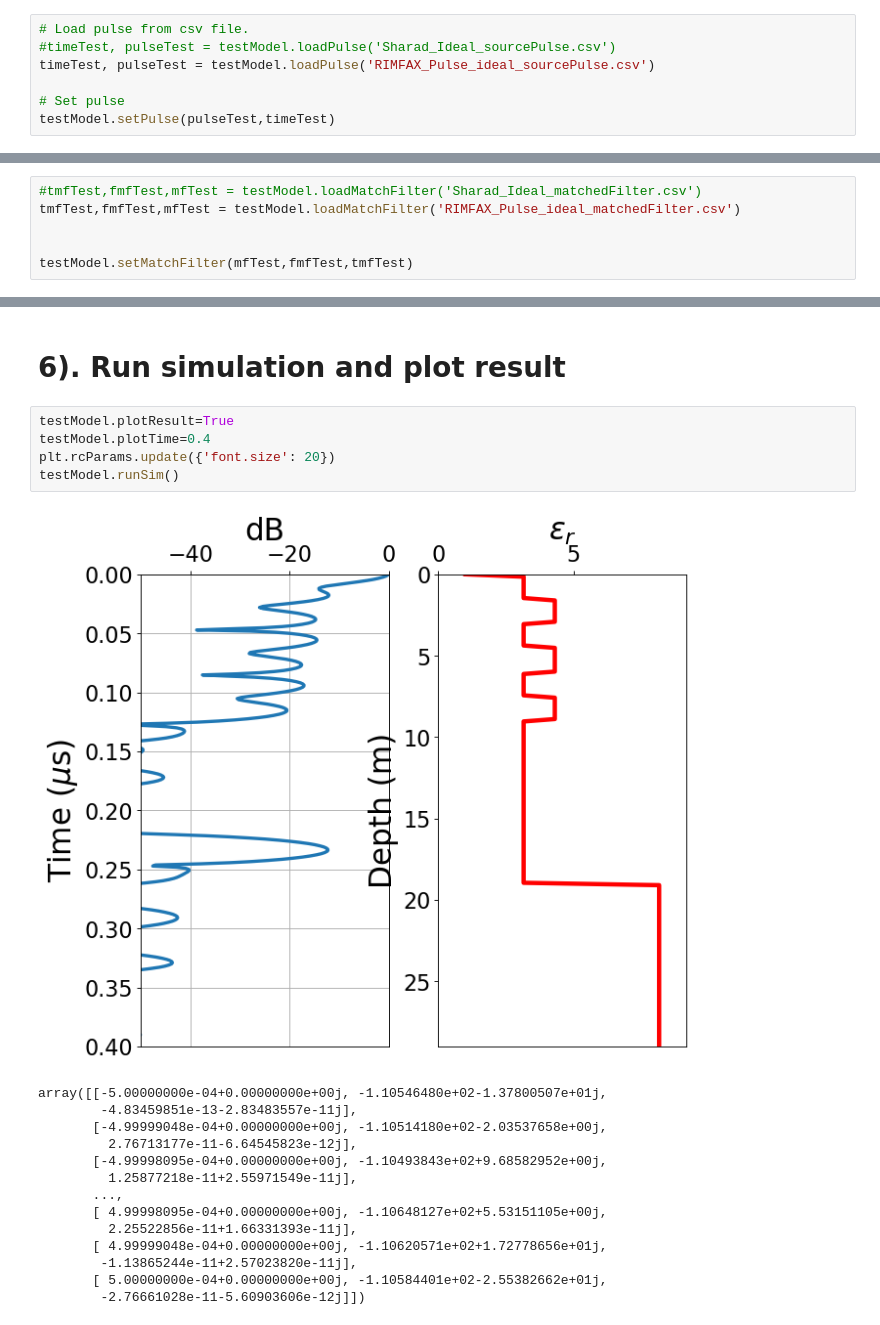
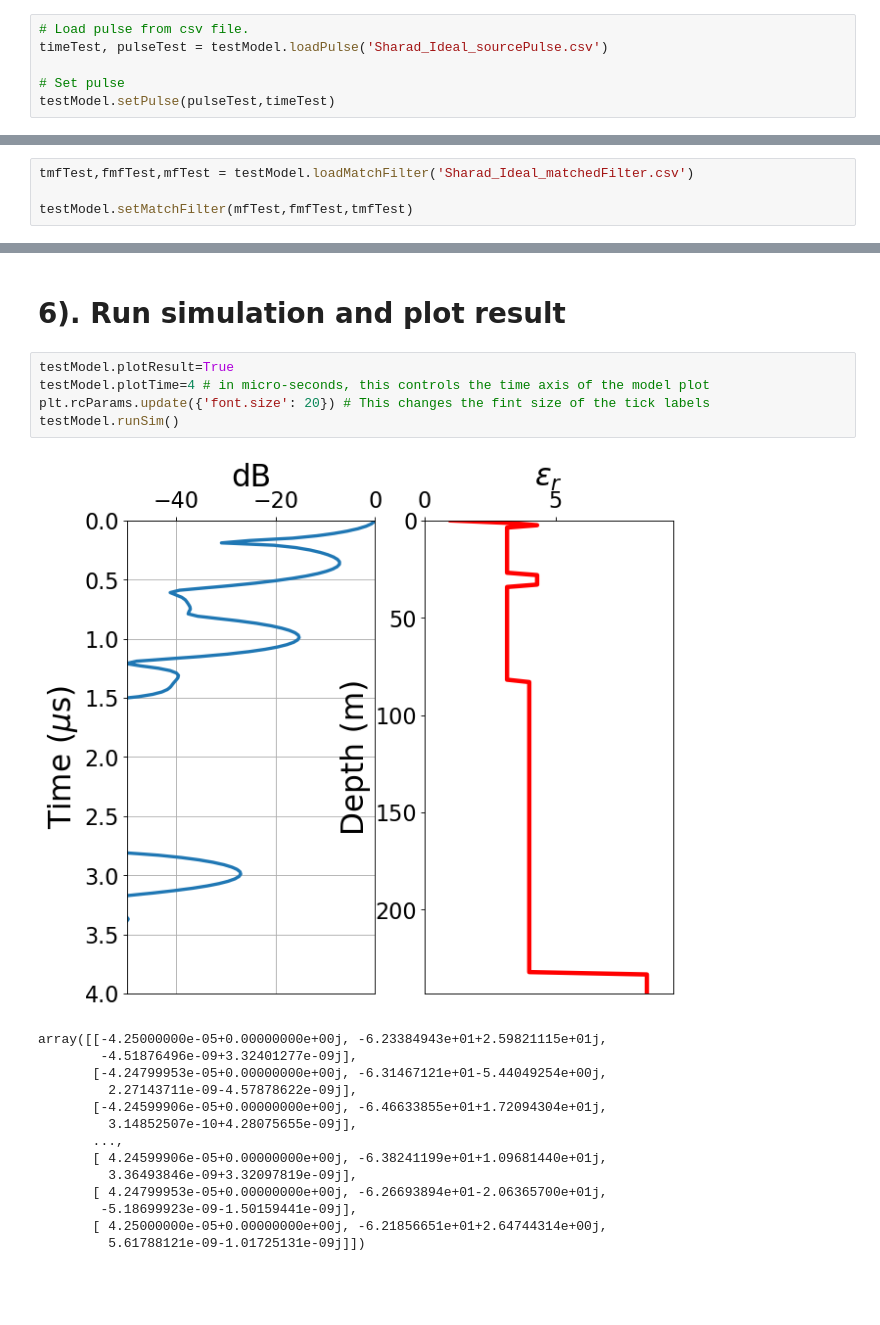
Before and after one commit to SamuelCourville/RadSPy, a Jupyter notebook: demo.ipynb, the cells around one changed output, grey strips where cells are left out. Cells and saved outputs as stored; diff of their text form; blank space fills up the shorter version.

```diff
--- a/demo.ipynb
+++ b/demo.ipynb
@@ -30,17 +30,14 @@ testModel.setModel(H,thicknesses,eps,lossOrCond,useConductivity)
 # 3). Set the radar pulse
 # %%
 # Load pulse from csv file.
-#timeTest, pulseTest = testModel.loadPulse('Sharad_Ideal_sourcePulse.csv')
-timeTest, pulseTest = testModel.loadPulse('RIMFAX_Pulse_ideal_sourcePulse.csv')
+timeTest, pulseTest = testModel.loadPulse('Sharad_Ideal_sourcePulse.csv')
 
 # Set pulse
 testModel.setPulse(pulseTest,timeTest)
 # %% [markdown]
 # 4). Set the radar matched filter
 # %%
-#tmfTest,fmfTest,mfTest = testModel.loadMatchFilter('Sharad_Ideal_matchedFilter.csv')
-tmfTest,fmfTest,mfTest = testModel.loadMatchFilter('RIMFAX_Pulse_ideal_matchedFilter.csv')
-
+tmfTest,fmfTest,mfTest = testModel.loadMatchFilter('Sharad_Ideal_matchedFilter.csv')
 
 testModel.setMatchFilter(mfTest,fmfTest,tmfTest)
 # %% [markdown]
@@ -51,21 +52,21 @@ testModel.setWindowParam(6,150*10**6,300*10**6)
 # 6). Run simulation and plot result
 # %%
 testModel.plotResult=True
-testModel.plotTime=0.4
-plt.rcParams.update({'font.size': 20})
+testModel.plotTime=4 # in micro-seconds, this controls the time axis of the model plot
+plt.rcParams.update({'font.size': 20}) # This changes the fint size of the tick labels
 testModel.runSim()
 # %% [output]
-[figure, old version]
+[figure, new version]
-array([[-5.00000000e-04+0.00000000e+00j, -1.10546480e+02-1.37800507e+01j,
-        -4.83459851e-13-2.83483557e-11j],
-       [-4.99999048e-04+0.00000000e+00j, -1.10514180e+02-2.03537658e+00j,
-         2.76713177e-11-6.64545823e-12j],
-       [-4.99998095e-04+0.00000000e+00j, -1.10493843e+02+9.68582952e+00j,
-         1.25877218e-11+2.55971549e-11j],
+array([[-4.25000000e-05+0.00000000e+00j, -6.23384943e+01+2.59821115e+01j,
+        -4.51876496e-09+3.32401277e-09j],
+       [-4.24799953e-05+0.00000000e+00j, -6.31467121e+01-5.44049254e+00j,
+         2.27143711e-09-4.57878622e-09j],
+       [-4.24599906e-05+0.00000000e+00j, -6.46633855e+01+1.72094304e+01j,
+         3.14852507e-10+4.28075655e-09j],
        ...,
-       [ 4.99998095e-04+0.00000000e+00j, -1.10648127e+02+5.53151105e+00j,
-         2.25522856e-11+1.66331393e-11j],
-       [ 4.99999048e-04+0.00000000e+00j, -1.10620571e+02+1.72778656e+01j,
-        -1.13865244e-11+2.57023820e-11j],
-       [ 5.00000000e-04+0.00000000e+00j, -1.10584401e+02-2.55382662e+01j,
-        -2.76661028e-11-5.60903606e-12j]])
+       [ 4.24599906e-05+0.00000000e+00j, -6.38241199e+01+1.09681440e+01j,
+         3.36493846e-09+3.32097819e-09j],
+       [ 4.24799953e-05+0.00000000e+00j, -6.26693894e+01-2.06365700e+01j,
+        -5.18699923e-09-1.50159441e-09j],
+       [ 4.25000000e-05+0.00000000e+00j, -6.21856651e+01+2.64744314e+00j,
+         5.61788121e-09-1.01725131e-09j]])
```
Also changed, not shown: parts of 3 cells of this notebook.
